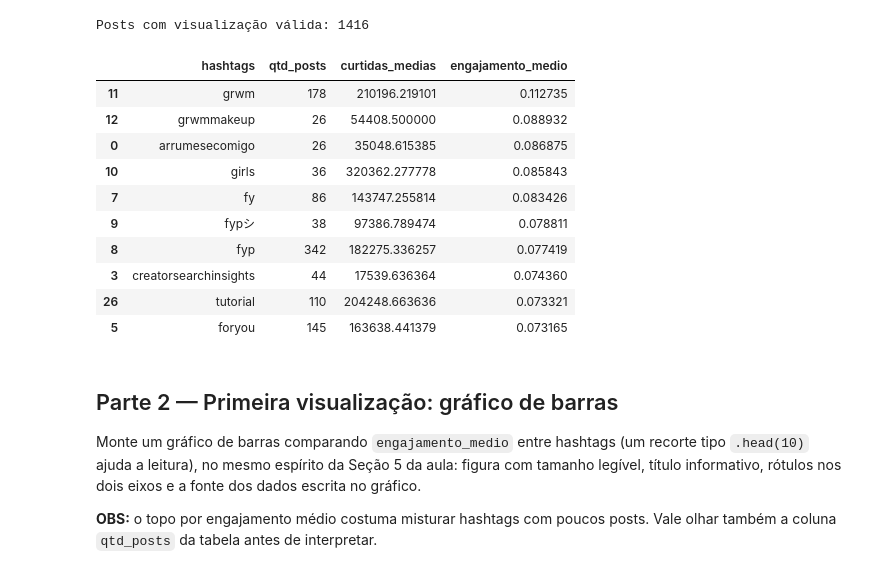
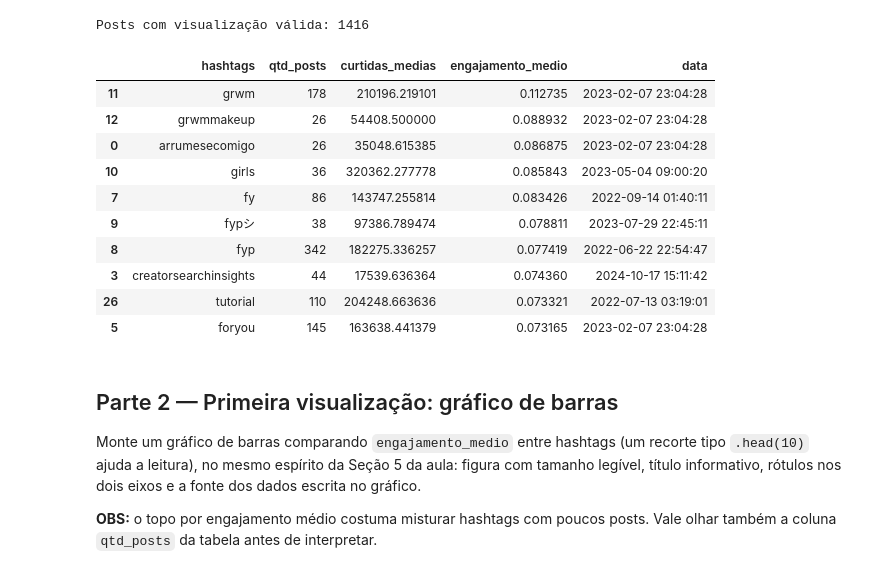
Before and after one commit to juliacereja/extracao-dados-trabalhos-juliacereja, a Jupyter notebook: projetos/06-vizualizacao-storytelling/06-visualizacao-storytelling/exercicios/exercicio-06-visualizacao-storytelling.ipynb, the cells around one changed output. Saved outputs shown, nothing was run; the diff lists cells and outputs as text; code cells hidden in the pictures.

```diff
--- a/projetos/06-vizualizacao-storytelling/06-visualizacao-storytelling/exercicios/exercicio-06-visualizacao-storytelling.ipynb
+++ b/projetos/06-vizualizacao-storytelling/06-visualizacao-storytelling/exercicios/exercicio-06-visualizacao-storytelling.ipynb
@@ -65,29 +67,30 @@ Posts com visualização válida: 1416
 # %%
 df_hashtags = df_posts.dropna(subset=["hashtags"]).copy()  # só posts com hashtag preenchida
 df_hashtags["hashtags"] = df_hashtags["hashtags"].str.split(",")  # separa a string em lista
 df_hashtags = df_hashtags.explode("hashtags")  # uma linha por hashtag
 df_hashtags["hashtags"] = df_hashtags["hashtags"].str.strip().str.lower()  # tira espaço e padroniza minúsculas
 df_hashtags = df_hashtags[df_hashtags.groupby("hashtags")["id"].transform("count") >= 20]
 
 resumo_hashtags = df_hashtags.groupby("hashtags").agg(  # agrupa por hashtag
     qtd_posts=("id", "count"),
     curtidas_medias=("likes", "mean"),
     engajamento_medio=("taxa_engajamento", "mean"),
+    data=("timestamp", "min")
 ).reset_index().sort_values("engajamento_medio", ascending=False)
 
 resumo_hashtags.head(10)
 # %% [output]
-|  | hashtags | qtd_posts | curtidas_medias | engajamento_medio |
-| 11 | grwm | 178 | 210196.219101 | 0.112735 |
-| 12 | grwmmakeup | 26 | 54408.500000 | 0.088932 |
-| 0 | arrumesecomigo | 26 | 35048.615385 | 0.086875 |
-| 10 | girls | 36 | 320362.277778 | 0.085843 |
-| 7 | fy | 86 | 143747.255814 | 0.083426 |
-| 9 | fypシ | 38 | 97386.789474 | 0.078811 |
-| 8 | fyp | 342 | 182275.336257 | 0.077419 |
-| 3 | creatorsearchinsights | 44 | 17539.636364 | 0.074360 |
-| 26 | tutorial | 110 | 204248.663636 | 0.073321 |
-| 5 | foryou | 145 | 163638.441379 | 0.073165 |
+|  | hashtags | qtd_posts | curtidas_medias | engajamento_medio | data |
+| 11 | grwm | 178 | 210196.219101 | 0.112735 | 2023-02-07 23:04:28 |
+| 12 | grwmmakeup | 26 | 54408.500000 | 0.088932 | 2023-02-07 23:04:28 |
+| 0 | arrumesecomigo | 26 | 35048.615385 | 0.086875 | 2023-02-07 23:04:28 |
+| 10 | girls | 36 | 320362.277778 | 0.085843 | 2023-05-04 09:00:20 |
+| 7 | fy | 86 | 143747.255814 | 0.083426 | 2022-09-14 01:40:11 |
+| 9 | fypシ | 38 | 97386.789474 | 0.078811 | 2023-07-29 22:45:11 |
+| 8 | fyp | 342 | 182275.336257 | 0.077419 | 2022-06-22 22:54:47 |
+| 3 | creatorsearchinsights | 44 | 17539.636364 | 0.074360 | 2024-10-17 15:11:42 |
+| 26 | tutorial | 110 | 204248.663636 | 0.073321 | 2022-07-13 03:19:01 |
+| 5 | foryou | 145 | 163638.441379 | 0.073165 | 2023-02-07 23:04:28 |
 # %% [markdown]
 ## Parte 2 — Primeira visualização: gráfico de barras
 
```
Also changed, not shown: parts of 7 cells of this notebook, 1 other file.
